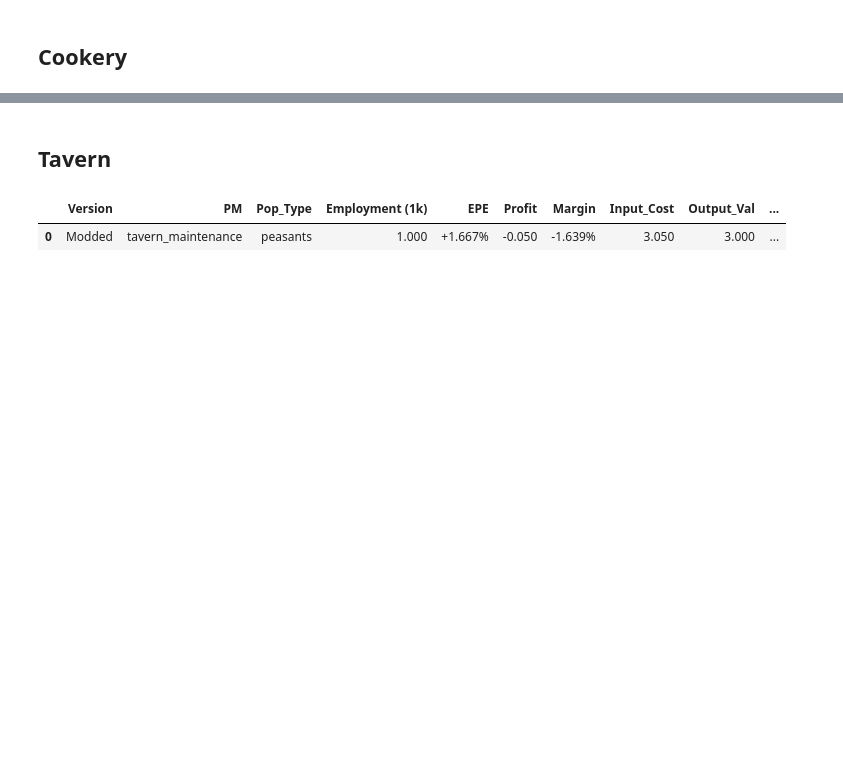
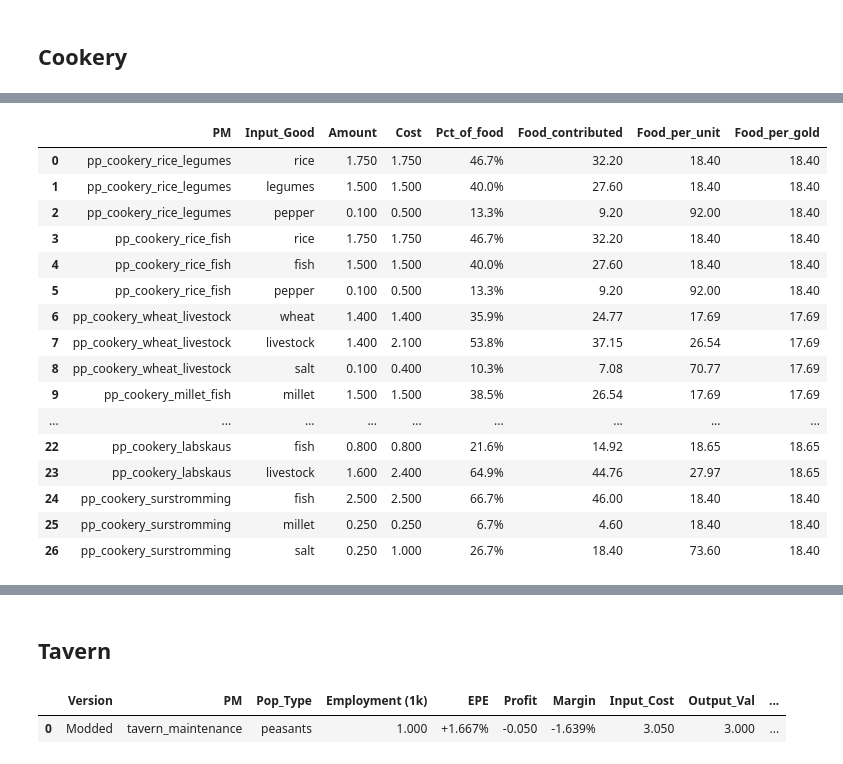
Before and after one commit to JanB1989/ProsperOrPerish, a Jupyter notebook: ProsperPerishCalcs/analysis/building_levels/notebooks/production_method_comparison.ipynb, the cells around one changed output, grey strips where cells are left out. Cells and saved outputs as stored; diff of their text form; code cells hidden in the pictures; blank space fills up the shorter version.

```diff
--- a/ProsperPerishCalcs/analysis/building_levels/notebooks/production_method_comparison.ipynb
+++ b/ProsperPerishCalcs/analysis/building_levels/notebooks/production_method_comparison.ipynb
@@ -278,0 +303,93 @@ for df in cookery_analysis: display(df)
+# %%
+# Food contribution by input cost: victuals -> 60 food (tavern)
+# Attribute % of finished food to each input good by its share of input cost
+VICTUALS_TO_FOOD = 60
+
+comp = building_data.compare_production_methods(
+    "cookery", goods_data=goods_data, defines_data=defines_data, pop_data=pop_data
+)
+recipe_slot = comp["modded_slots"][0]
+
+system_cols = [
+    "profit", "profit_margin", "input_cost", "output_value",
+    "worker_food_cost", "is_modifier_output", "output_price", "modifier_food_output",
+    "epe", "produced", "output", "category",
+]
+
+rows_first = []  # PM | Good | Amount | Cost | Pct_of_food
+
+for pm_name, pm in recipe_slot.items():
+    victuals = pm.get("output", 0.0) if pm.get("produced") == "victuals" else 0.0
+    victuals = float(victuals) if victuals else 0.0
+    food_out = victuals * VICTUALS_TO_FOOD
+
+    good_costs = []
+    for key, val in pm.items():
+        if key in system_cols or key.startswith(("profit", "input_cost", "output_value", "worker_food_cost", "output_price", "is_modifier_output", "epe")):
+            continue
+        good = key
+        amount = float(val) if isinstance(val, (int, float)) and not pd.isna(val) else 0.0
+        if amount <= 0:
+            continue
+        price = 0.0
+        if good in goods_data.modded_df.index:
+            price = float(goods_data.modded_df.loc[good, "default_market_price"]) if "default_market_price" in goods_data.modded_df.columns else 0.0
+        elif good in goods_data.vanilla_df.index:
+            price = float(goods_data.vanilla_df.loc[good, "default_market_price"])
+        cost = amount * price
+        good_costs.append((good, amount, cost))
+
+    total_cost = sum(c for _, _, c in good_costs)
+    for good, amount, cost in good_costs:
+        pct_of_food = (cost / total_cost * 100) if total_cost > 0 else 0.0
+        food_contributed = (pct_of_food / 100) * food_out
+        food_per_unit = food_contributed / amount if amount > 0 else np.nan
+        food_per_gold = food_contributed / cost if cost > 0 else np.nan
+        rows_first.append({
+            "PM": pm_name,
+            "Input_Good": good,
+            "Amount": amount,
+            "Cost": cost,
+            "Pct_of_food": pct_of_food,
+            "Food_contributed": food_contributed,
+            "Food_per_unit": food_per_unit,
+            "Food_per_gold": food_per_gold,
+        })
+
+df_first = pd.DataFrame(rows_first)
+# First DF: per-recipe, per-good: Amount, Cost, % of finished food (by cost share)
+display(df_first.style.format({"Amount": "{:.3f}", "Cost": "{:.3f}", "Pct_of_food": "{:.1f}%", "Food_contributed": "{:.2f}", "Food_per_unit": "{:.2f}", "Food_per_gold": "{:.2f}"}))
+# Pivot: recipes x goods with pct (compact view)
+df_recipe_pivot = df_first.pivot_table(index="PM", columns="Input_Good", values="Pct_of_food", aggfunc="first").fillna(0)
+display(df_recipe_pivot.style.format("{:.1f}%"))
+
+# Second DF: per-good aggregates of food_per_unit and food_per_gold
+df_agg = df_first[df_first["Food_per_unit"].notna() & df_first["Food_per_gold"].notna()]
+df_second = df_agg.groupby("Input_Good").agg(
+    food_per_unit_avg=("Food_per_unit", "mean"),
+    food_per_unit_min=("Food_per_unit", "min"),
+    food_per_unit_max=("Food_per_unit", "max"),
+    food_per_gold_avg=("Food_per_gold", "mean"),
+    food_per_gold_min=("Food_per_gold", "min"),
+    food_per_gold_max=("Food_per_gold", "max"),
+    n_recipes=("Food_per_unit", "count"),
+).round(2)
+display(df_second)
+# %% [output]
+|  | PM | Input_Good | Amount | Cost | Pct_of_food | Food_contributed | Food_per_unit | Food_per_gold |
+| 0 | pp_cookery_rice_legumes | rice | 1.750 | 1.750 | 46.7% | 32.20 | 18.40 | 18.40 |
+| 1 | pp_cookery_rice_legumes | legumes | 1.500 | 1.500 | 40.0% | 27.60 | 18.40 | 18.40 |
+| 2 | pp_cookery_rice_legumes | pepper | 0.100 | 0.500 | 13.3% | 9.20 | 92.00 | 18.40 |
+| 3 | pp_cookery_rice_fish | rice | 1.750 | 1.750 | 46.7% | 32.20 | 18.40 | 18.40 |
+| 4 | pp_cookery_rice_fish | fish | 1.500 | 1.500 | 40.0% | 27.60 | 18.40 | 18.40 |
+| 5 | pp_cookery_rice_fish | pepper | 0.100 | 0.500 | 13.3% | 9.20 | 92.00 | 18.40 |
+| 6 | pp_cookery_wheat_livestock | wheat | 1.400 | 1.400 | 35.9% | 24.77 | 17.69 | 17.69 |
+| 7 | pp_cookery_wheat_livestock | livestock | 1.400 | 2.100 | 53.8% | 37.15 | 26.54 | 17.69 |
+| 8 | pp_cookery_wheat_livestock | salt | 0.100 | 0.400 | 10.3% | 7.08 | 70.77 | 17.69 |
+| 9 | pp_cookery_millet_fish | millet | 1.500 | 1.500 | 38.5% | 26.54 | 17.69 | 17.69 |
+| ... | ... | ... | ... | ... | ... | ... | ... | ... |
+| 22 | pp_cookery_labskaus | fish | 0.800 | 0.800 | 21.6% | 14.92 | 18.65 | 18.65 |
+| 23 | pp_cookery_labskaus | livestock | 1.600 | 2.400 | 64.9% | 44.76 | 27.97 | 18.65 |
+| 24 | pp_cookery_surstromming | fish | 2.500 | 2.500 | 66.7% | 46.00 | 18.40 | 18.40 |
+| 25 | pp_cookery_surstromming | millet | 0.250 | 0.250 | 6.7% | 4.60 | 18.40 | 18.40 |
+| 26 | pp_cookery_surstromming | salt | 0.250 | 1.000 | 26.7% | 18.40 | 73.60 | 18.40 |
```
Also changed, not shown: parts of 11 cells of this notebook, 20 other files.
